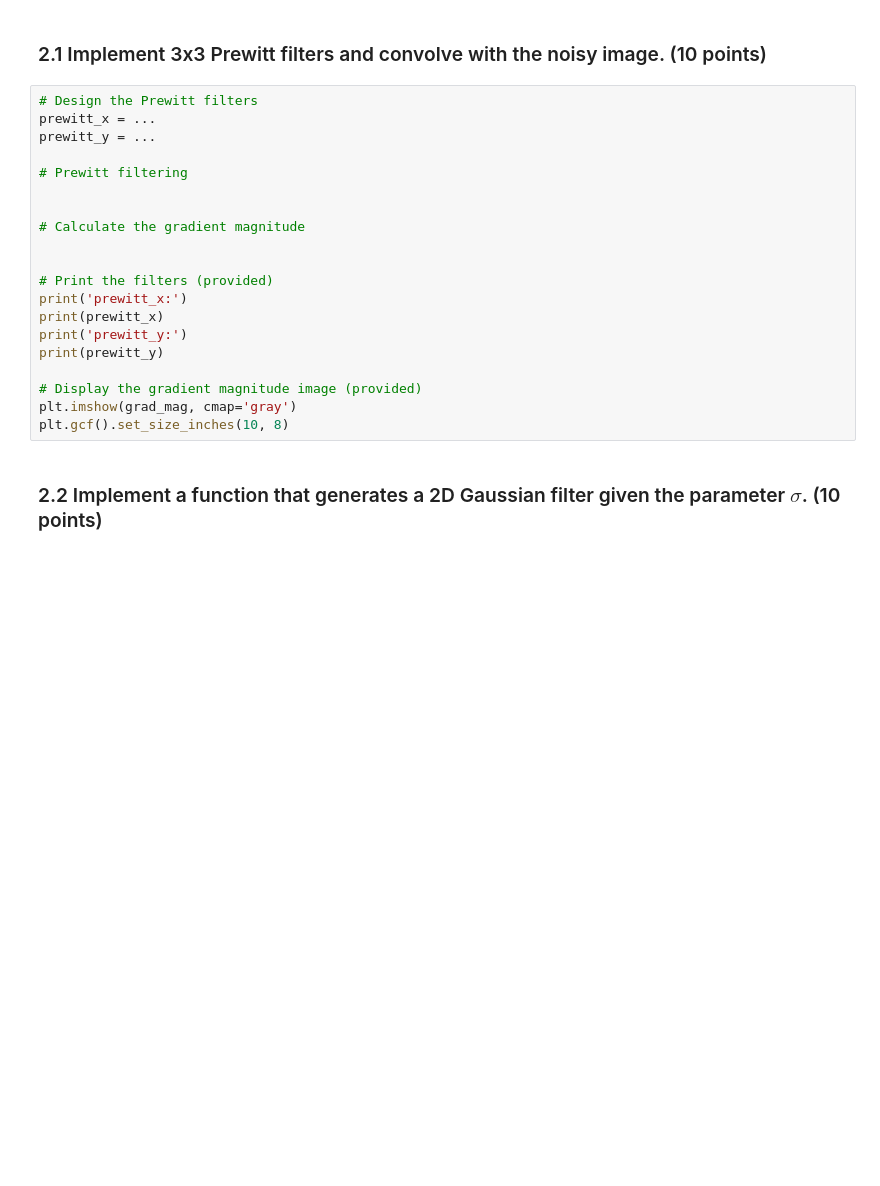
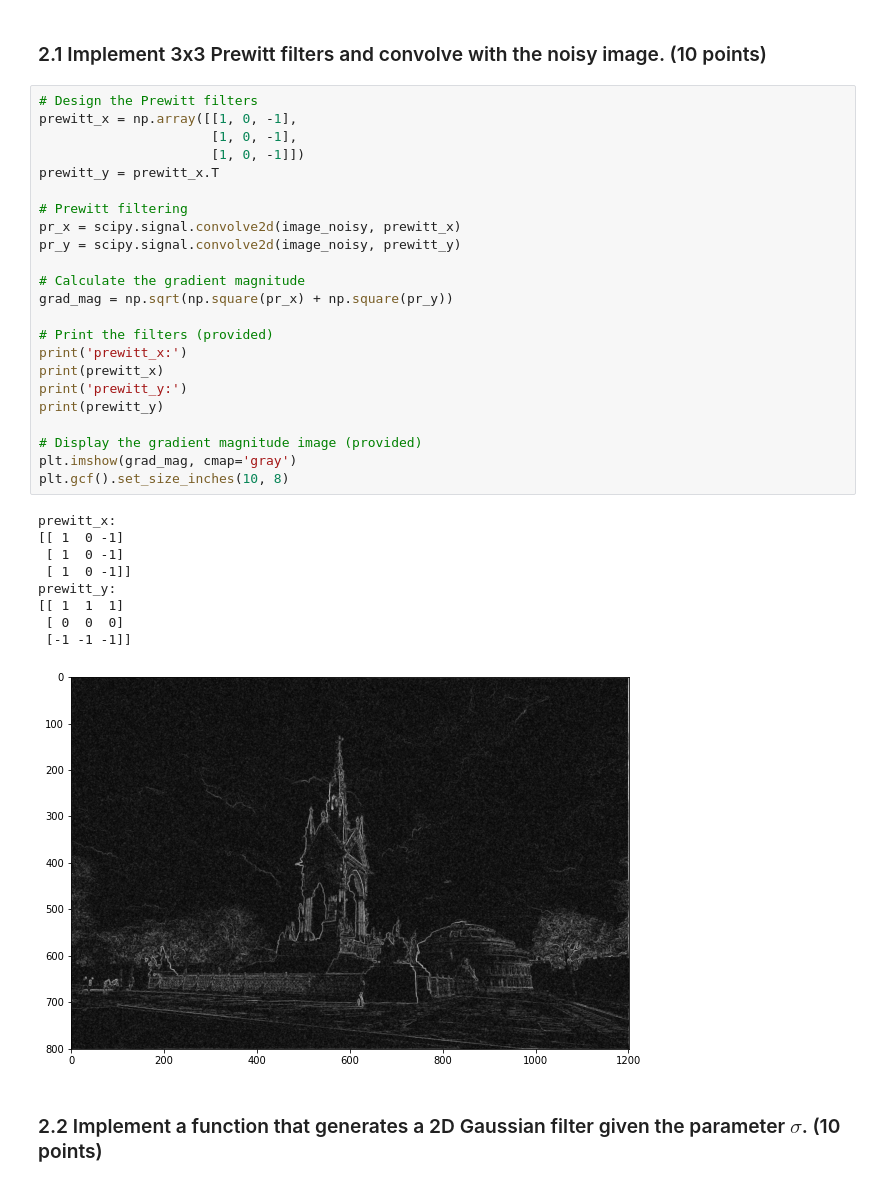
Before and after one commit to bonearadu/Computer_Vision_2022, a Jupyter notebook: coursework_01/coursework_01.ipynb, the cells around one changed output. Drawn from its saved outputs; the diff is of its cells as text; blank space fills up the shorter version.

```diff
--- a/coursework_01/coursework_01.ipynb
+++ b/coursework_01/coursework_01.ipynb
@@ -126,24 +128,37 @@ Perform edge detection using Prewitt filtering, as well as Gaussian + Prewitt fi
 ### 2.1 Implement 3x3 Prewitt filters and convolve with the noisy image. (10 points)
 # %%
 # Design the Prewitt filters
-prewitt_x = ...
-prewitt_y = ...
+prewitt_x = np.array([[1, 0, -1],
+                      [1, 0, -1],
+                      [1, 0, -1]])
+prewitt_y = prewitt_x.T
 
 # Prewitt filtering
-
+pr_x = scipy.signal.convolve2d(image_noisy, prewitt_x)
+pr_y = scipy.signal.convolve2d(image_noisy, prewitt_y)
 
 # Calculate the gradient magnitude
-
+grad_mag = np.sqrt(np.square(pr_x) + np.square(pr_y))
 
 # Print the filters (provided)
 print('prewitt_x:')
 print(prewitt_x)
 print('prewitt_y:')
 print(prewitt_y)
 
 # Display the gradient magnitude image (provided)
 plt.imshow(grad_mag, cmap='gray')
 plt.gcf().set_size_inches(10, 8)
+# %% [output]
+prewitt_x:
+[[ 1  0 -1]
+ [ 1  0 -1]
+ [ 1  0 -1]]
+prewitt_y:
+[[ 1  1  1]
+ [ 0  0  0]
+ [-1 -1 -1]]
+[figure, added]
 # %% [markdown]
 ### 2.2 Implement a function that generates a 2D Gaussian filter given the parameter $\sigma$. (10 points)
 # %%
```
Also changed, not shown: parts of 7 cells of this notebook.
